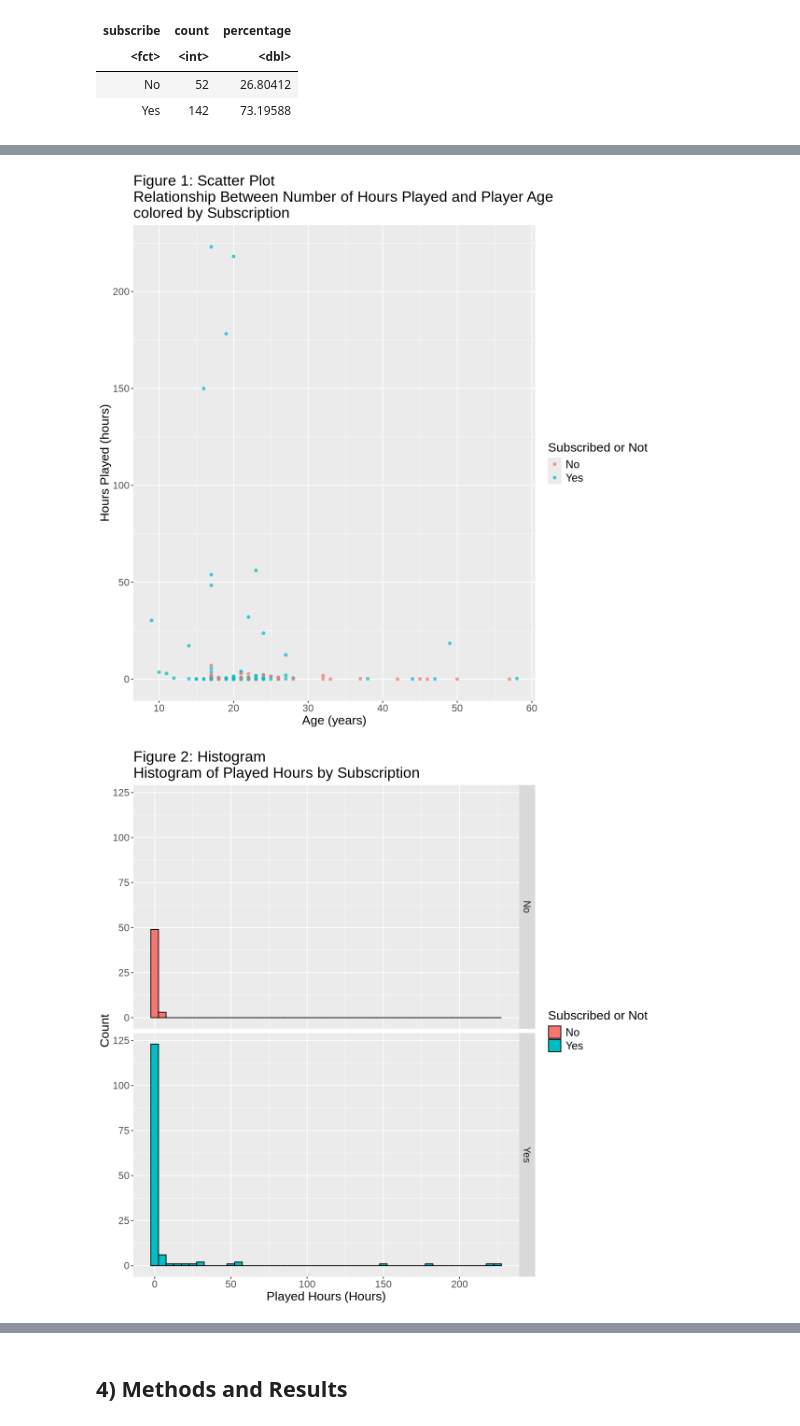
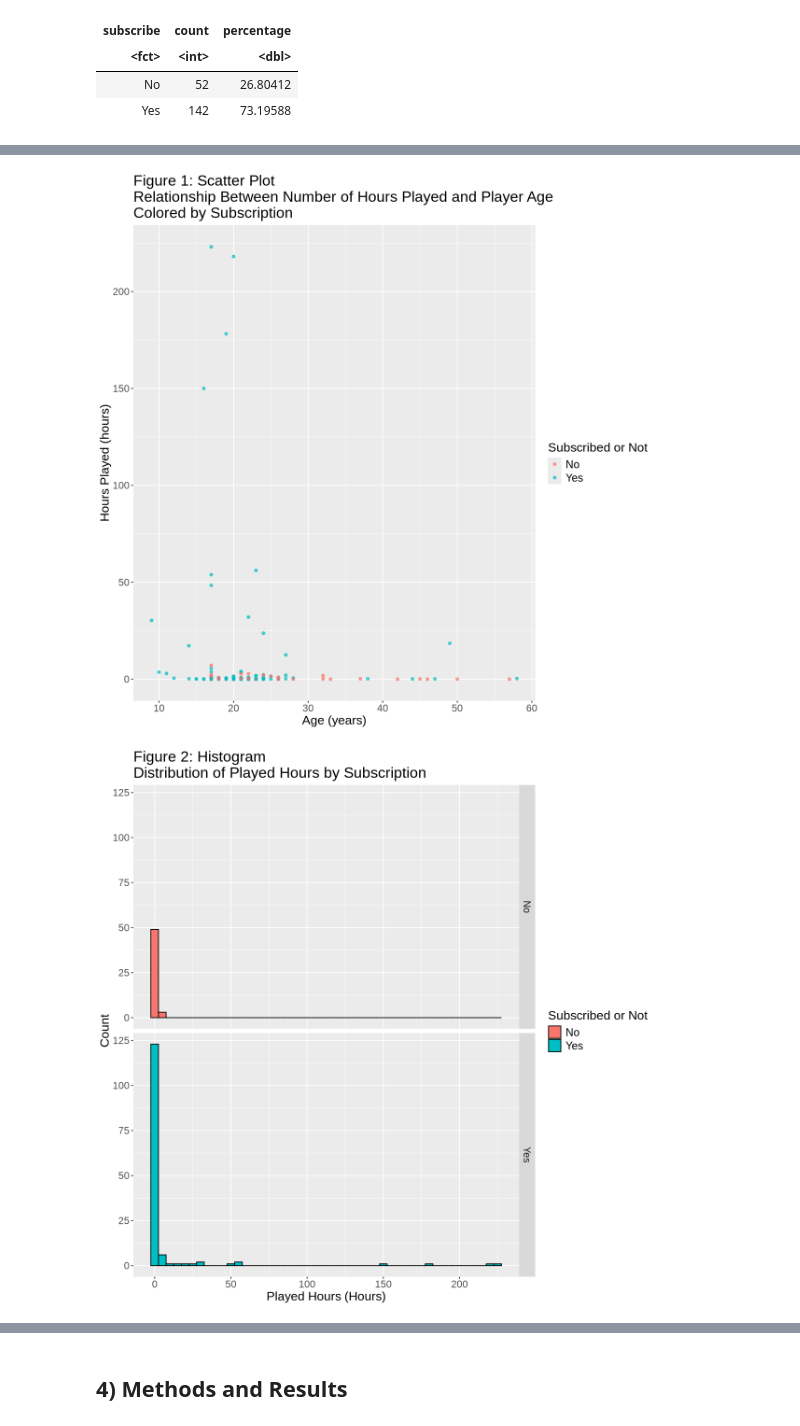
Before and after one commit to audreyw28/DSCI100-2025W1-004-42, a Jupyter notebook: final_project_report.ipynb, the cells around one changed output, grey strips where cells are left out. Drawn from its saved outputs; the diff is of its cells as text; code cells hidden in the pictures.

```diff
--- a/final_project_report.ipynb
+++ b/final_project_report.ipynb
@@ -153,30 +171,27 @@ The response/target variable (`subscribe`) is not extremely imbalanced, so we do
 # %%
 figure_1 <- ggplot(players, aes(x = Age, y = played_hours, color = subscribe)) +
     geom_point(alpha = 0.7) +
-    scale_color_discrete(name = "Subscribed or Not") +
     labs(x = "Age (years)",
          y = "Hours Played (hours)",
-         title = "Figure 1: Scatter Plot\nRelationship Between Number of Hours Played and Player Age\ncolored by Subscription") +
+         title = "Figure 1: Scatter Plot\nRelationship Between Number of Hours Played and Player Age\nColored by Subscription",
+         color = "Subscribed or Not") +
     theme(text = element_text(size = 16),
          legend.text = element_text(size = 14),
          legend.title = element_text(size = 16))
-    # scale_y_log10(labels = label_comma())+
-    # scale_x_log10(labels = label_comma())
 figure_1
 
 figure_2 <- ggplot(players, aes(x = played_hours, fill = subscribe))+
     geom_histogram(position = "identity", binwidth = 5, color = "black") +
-    scale_fill_discrete(labels = c("No", "Yes"),
-                         name = "Subscribed or Not") +
     labs(x = "Played Hours (Hours)",
          y = "Count",
-         title = "Figure 2: Histogram\nHistogram of Played Hours by Subscription") +
+         title = "Figure 2: Histogram\nDistribution of Played Hours by Subscription",
+         fill = "Subscribed or Not") +
     facet_grid(rows = vars(subscribe)) +
     theme(text = element_text(size = 16),
          legend.text = element_text(size = 14),
          legend.title = element_text(size = 16))
 figure_2
 # %% [output]
-[figure, old version]
+[figure, new version]
-[figure, old version]
+[figure, new version]
 # %% [markdown]
```
Also changed, not shown: parts of 13 cells of this notebook.
